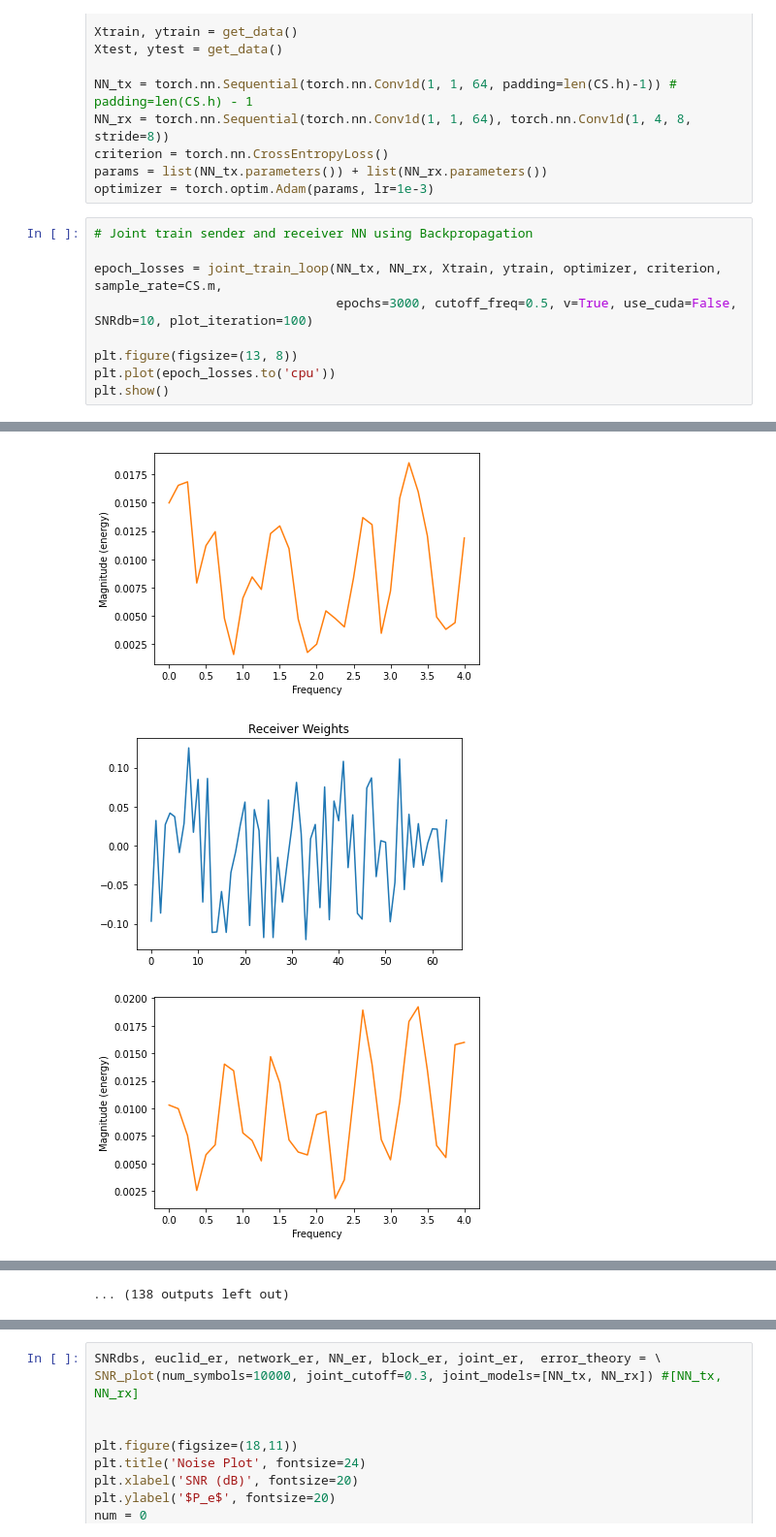
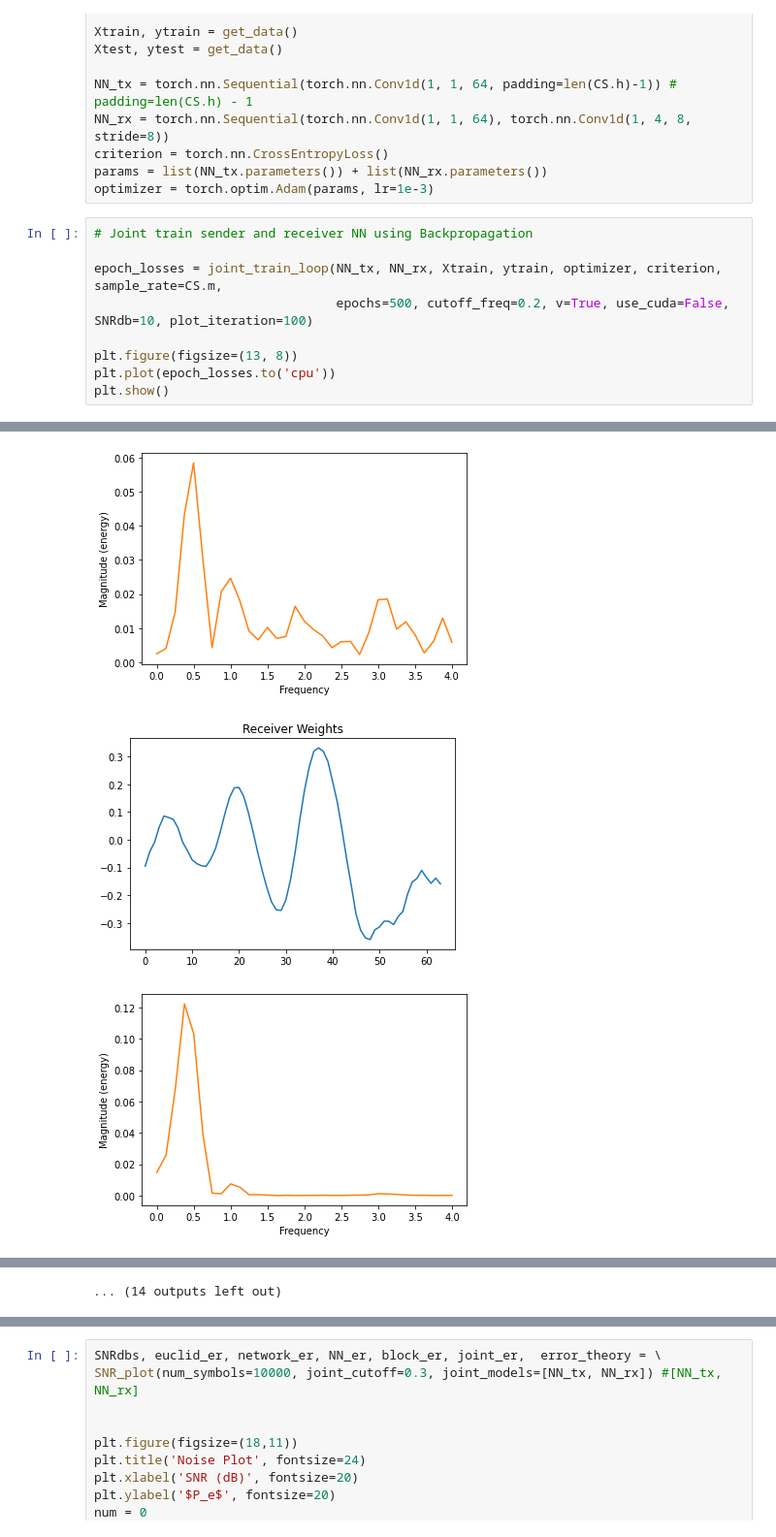
Before and after one commit to FaxMan1/Master-Thesis, a Jupyter notebook: Jupyter/JointTraining.ipynb, the cells around one changed output, grey strips where cells are left out. Shown at 97% size. Drawn from its saved outputs; the diff is of its cells as text.

```diff
--- a/Jupyter/JointTraining.ipynb
+++ b/Jupyter/JointTraining.ipynb
@@ -46,7 +46,7 @@ optimizer = torch.optim.Adam(params, lr=1e-3)
 # Joint train sender and receiver NN using Backpropagation
 
 epoch_losses = joint_train_loop(NN_tx, NN_rx, Xtrain, ytrain, optimizer, criterion, sample_rate=CS.m,
-                                epochs=3000, cutoff_freq=0.5, v=True, use_cuda=False, SNRdb=10, plot_iteration=100)
+                                epochs=500, cutoff_freq=0.2, v=True, use_cuda=False, SNRdb=10, plot_iteration=100)
 
 plt.figure(figsize=(13, 8))
 plt.plot(epoch_losses.to('cpu'))
@@ -60,3 +60,3 @@ Using CPU
-[figure, old version]
+[figure, new version]
-[figure, old version]
+[figure, new version]
-[figure, old version]
+[figure, new version]
@@ -72,4 +72,4 @@ Using CPU
-... (138 outputs left out)
+... (14 outputs left out)
 # %%
 # Evaluate
 
```
Also changed, not shown: parts of 3 cells of this notebook, 4 other files.
